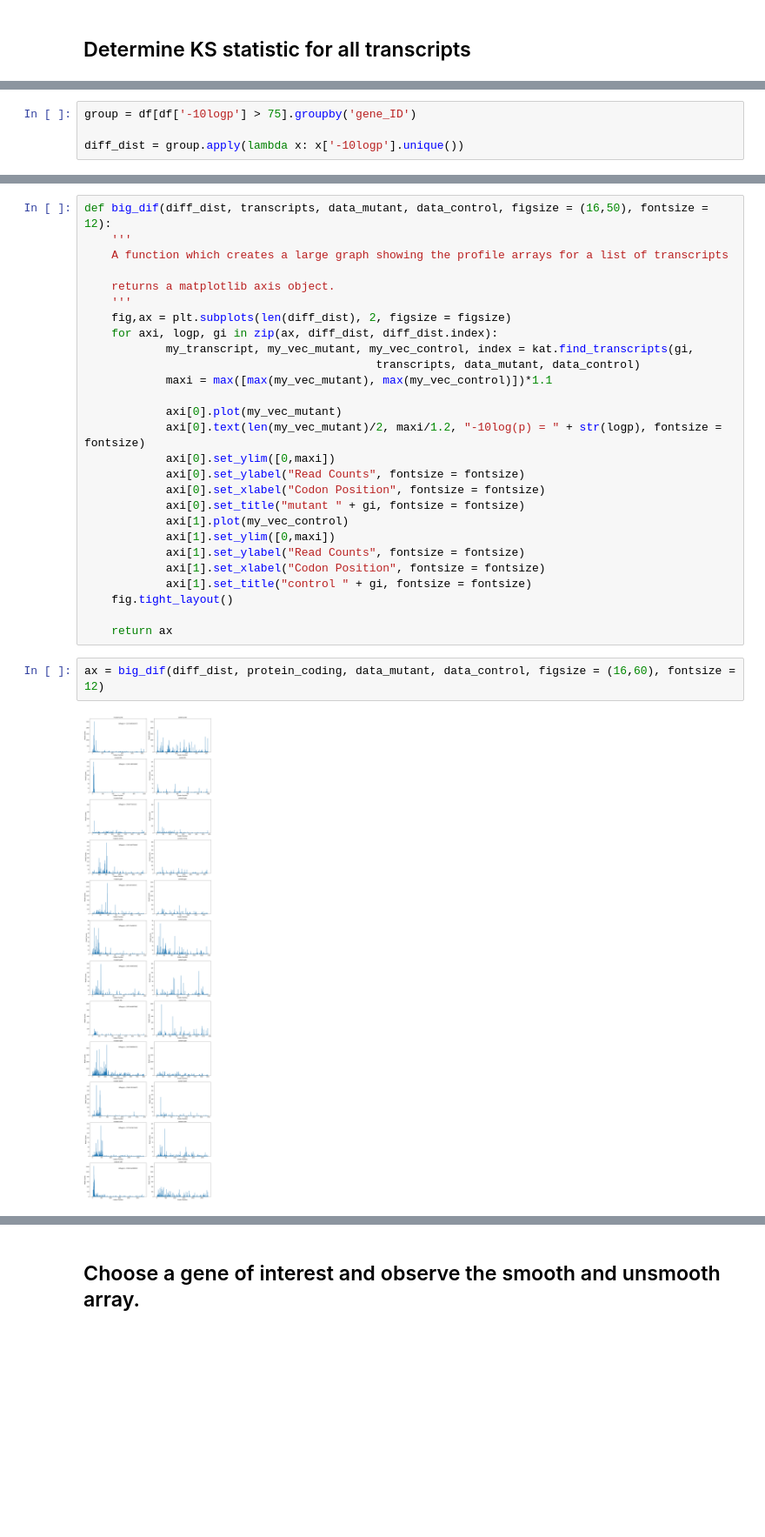
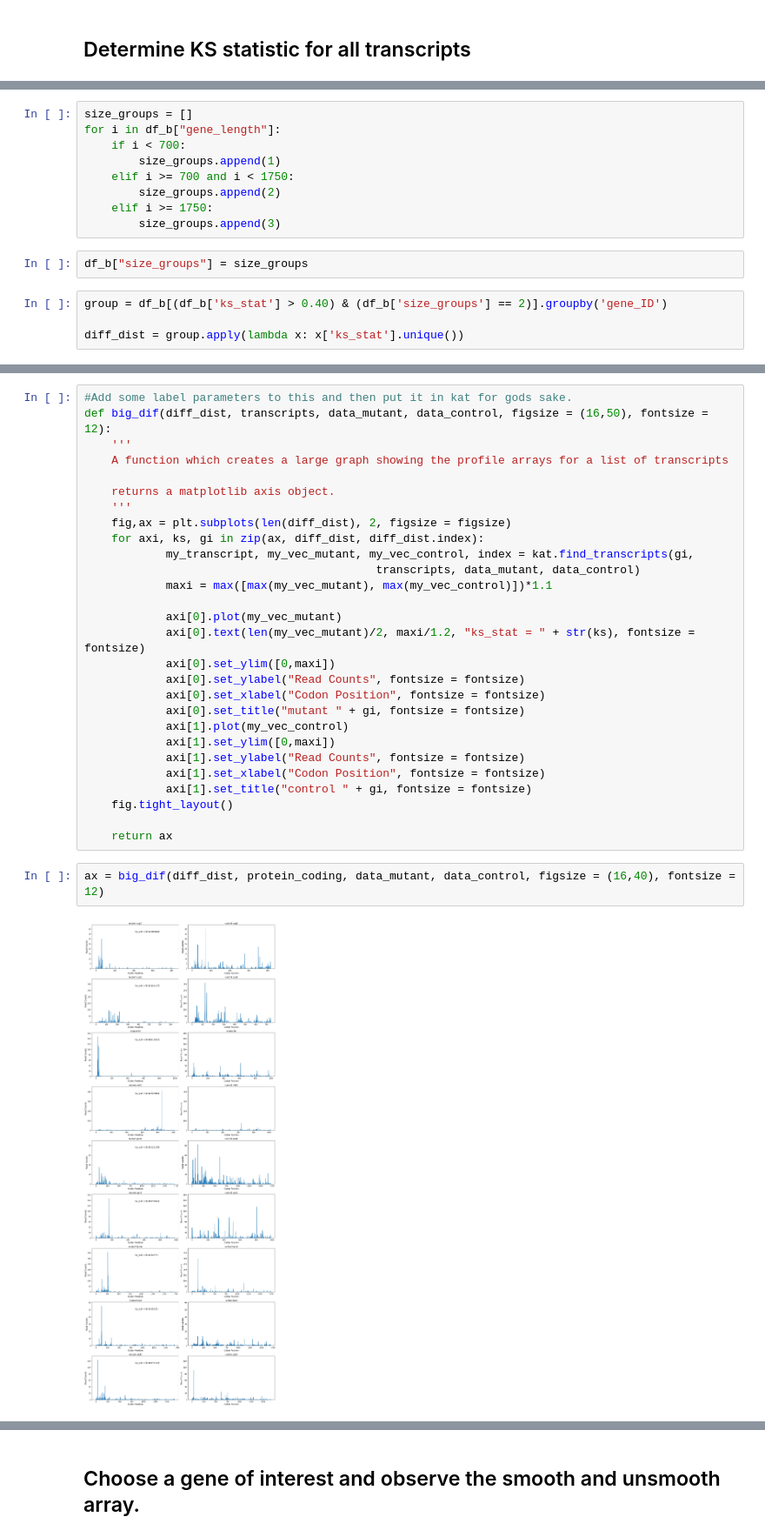
Before and after one commit to Raif-fl/Fall_2021_Work_journal, a Jupyter notebook: KS_stat/ecol_KS_like.ipynb, the cells around one changed output, grey strips where cells are left out. Shown at 87% size. Cells and saved outputs as stored; diff of their text form; blank space fills up the shorter version.

```diff
--- a/KS_stat/ecol_KS_like.ipynb
+++ b/KS_stat/ecol_KS_like.ipynb
@@ -135,4 +135,15 @@ plt.ylim(0,250)
+# %%
+size_groups = []
+for i in df_b["gene_length"]:
+    if i < 700:
+        size_groups.append(1)
+    elif i >= 700 and i < 1750:
+        size_groups.append(2)
+    elif i >= 1750:
+        size_groups.append(3)
+# %%
+df_b["size_groups"] = size_groups
 # %%
-group = df[df['-10logp'] > 75].groupby('gene_ID')
+group = df_b[(df_b['ks_stat'] > 0.40) & (df_b['size_groups'] == 2)].groupby('gene_ID')
 
-diff_dist = group.apply(lambda x: x['-10logp'].unique())
+diff_dist = group.apply(lambda x: x['ks_stat'].unique())
@@ -139,4 +154,5 @@ diff_dist = group.apply(lambda x: x['-10logp'].unique())
 # %%
+#Add some label parameters to this and then put it in kat for gods sake.
 def big_dif(diff_dist, transcripts, data_mutant, data_control, figsize = (16,50), fontsize = 12):
     '''
     A function which creates a large graph showing the profile arrays for a list of transcripts
@@ -144,13 +160,13 @@ def big_dif(diff_dist, transcripts, data_mutant, data_control, figsize = (16,50)
     returns a matplotlib axis object.
     '''
     fig,ax = plt.subplots(len(diff_dist), 2, figsize = figsize)
-    for axi, logp, gi in zip(ax, diff_dist, diff_dist.index):
+    for axi, ks, gi in zip(ax, diff_dist, diff_dist.index):
             my_transcript, my_vec_mutant, my_vec_control, index = kat.find_transcripts(gi,
                                            transcripts, data_mutant, data_control)
             maxi = max([max(my_vec_mutant), max(my_vec_control)])*1.1
 
             axi[0].plot(my_vec_mutant)
-            axi[0].text(len(my_vec_mutant)/2, maxi/1.2, "-10log(p) = " + str(logp), fontsize = fontsize)
+            axi[0].text(len(my_vec_mutant)/2, maxi/1.2, "ks_stat = " + str(ks), fontsize = fontsize)
             axi[0].set_ylim([0,maxi])
             axi[0].set_ylabel("Read Counts", fontsize = fontsize)
             axi[0].set_xlabel("Codon Position", fontsize = fontsize)
@@ -164,6 +180,6 @@ def big_dif(diff_dist, transcripts, data_mutant, data_control, figsize = (16,50)
 
     return ax
 # %%
-ax = big_dif(diff_dist, protein_coding, data_mutant, data_control, figsize = (16,60), fontsize = 12)
+ax = big_dif(diff_dist, protein_coding, data_mutant, data_control, figsize = (16,40), fontsize = 12)
 # %% [output]
-[figure, old version]
+[figure, new version]
```
Also changed, not shown: parts of 21 cells of this notebook, 7 other files.
